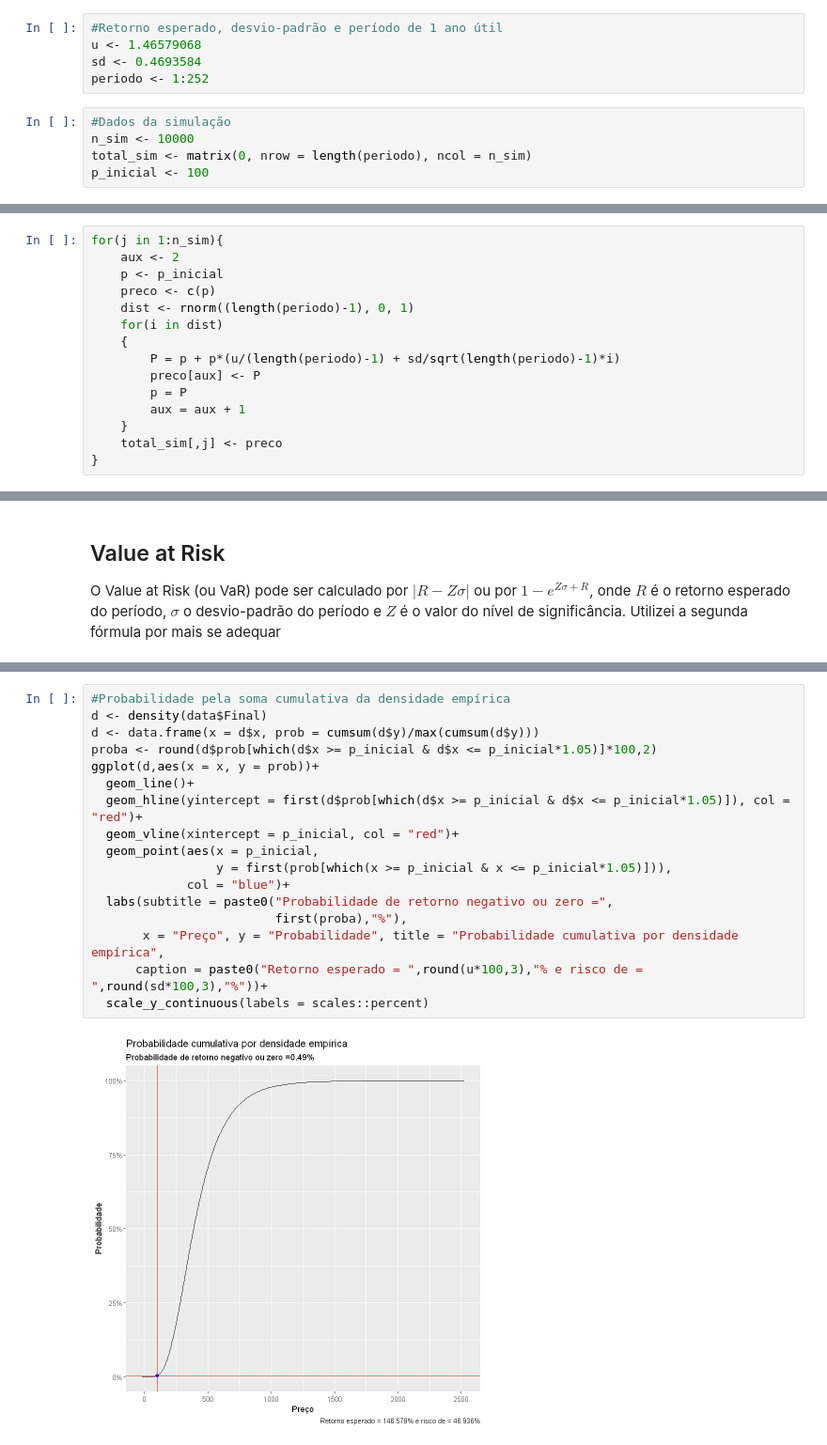
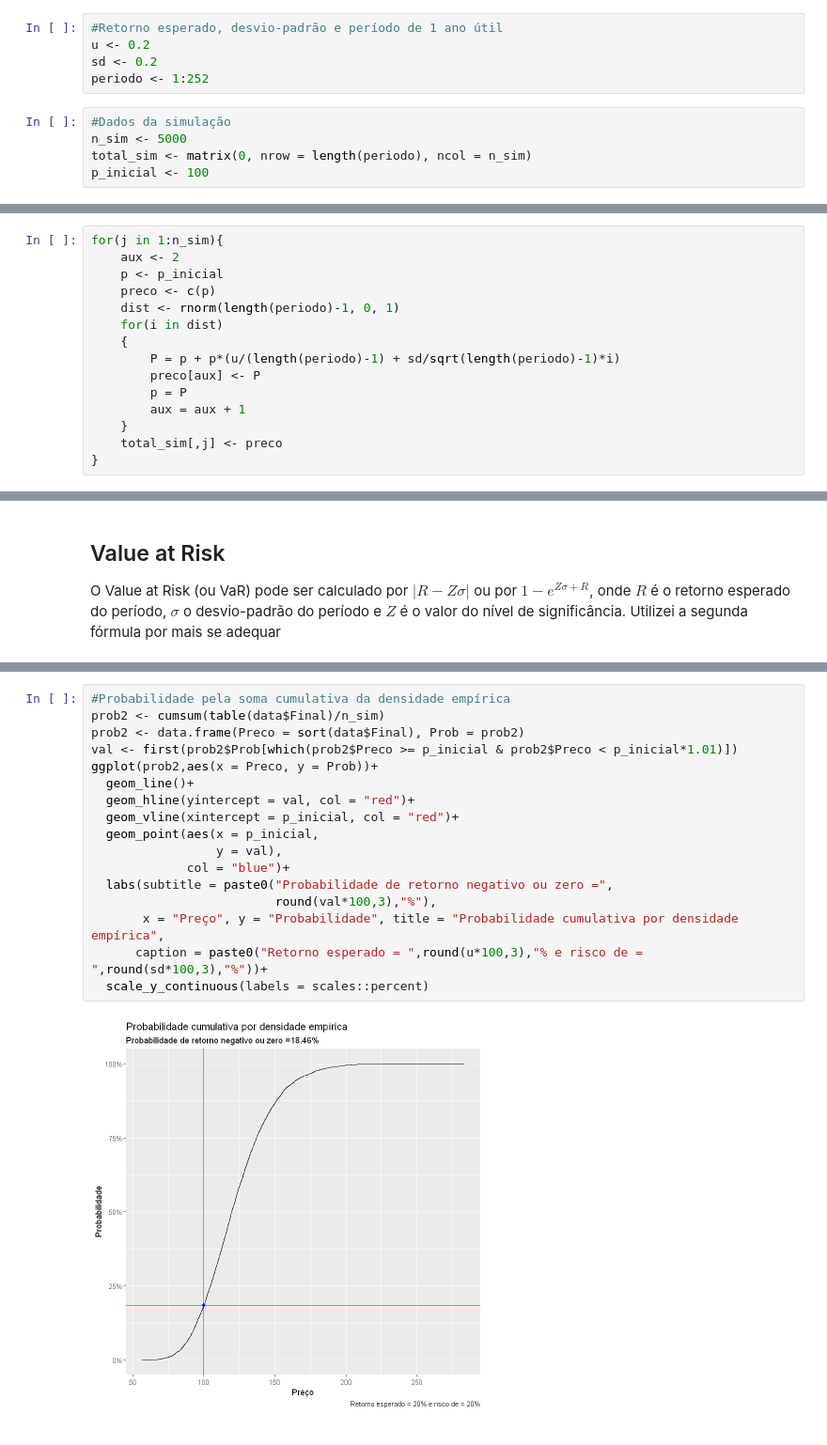
Before and after one commit to GabrielMarquezMatte/Meus-Arquivos, a Jupyter notebook: Ações e opções/Simulação Monte Carlo.ipynb, the cells around one changed output, grey strips where cells are left out. Shown at 94% size. Drawn from its saved outputs; the diff is of its cells as text.

```diff
--- a/Ações e opções/Simulação Monte Carlo.ipynb
+++ b/Ações e opções/Simulação Monte Carlo.ipynb
@@ -42,11 +30,11 @@ The following objects are masked from 'package:base':
 # %%
 #Retorno esperado, desvio-padrão e período de 1 ano útil
-u <- 1.46579068
-sd <- 0.4693584
+u <- 0.2
+sd <- 0.2
 periodo <- 1:252
 # %%
 #Dados da simulação
-n_sim <- 10000
+n_sim <- 5000
 total_sim <- matrix(0, nrow = length(periodo), ncol = n_sim)
 p_inicial <- 100
 # %% [markdown]
@@ -59,7 +47,7 @@ for(j in 1:n_sim){
     aux <- 2
     p <- p_inicial
     preco <- c(p)
-    dist <- rnorm((length(periodo)-1), 0, 1)
+    dist <- rnorm(length(periodo)-1, 0, 1)
     for(i in dist)
     {
         P = p + p*(u/(length(periodo)-1) + sd/sqrt(length(periodo)-1)*i)
@@ -237,19 +226,19 @@ ggplot(prob1, aes(x = Preços, y = Probabilidade))+
 # %%
 #Probabilidade pela soma cumulativa da densidade empírica
-d <- density(data$Final)
-d <- data.frame(x = d$x, prob = cumsum(d$y)/max(cumsum(d$y)))
-proba <- round(d$prob[which(d$x >= p_inicial & d$x <= p_inicial*1.05)]*100,2)
-ggplot(d,aes(x = x, y = prob))+
+prob2 <- cumsum(table(data$Final)/n_sim)
+prob2 <- data.frame(Preco = sort(data$Final), Prob = prob2)
+val <- first(prob2$Prob[which(prob2$Preco >= p_inicial & prob2$Preco < p_inicial*1.01)])
+ggplot(prob2,aes(x = Preco, y = Prob))+
   geom_line()+
-  geom_hline(yintercept = first(d$prob[which(d$x >= p_inicial & d$x <= p_inicial*1.05)]), col = "red")+
+  geom_hline(yintercept = val, col = "red")+
   geom_vline(xintercept = p_inicial, col = "red")+
   geom_point(aes(x = p_inicial,
-                 y = first(prob[which(x >= p_inicial & x <= p_inicial*1.05)])),
+                 y = val),
              col = "blue")+
   labs(subtitle = paste0("Probabilidade de retorno negativo ou zero =",
-                         first(proba),"%"),
+                         round(val*100,3),"%"),
        x = "Preço", y = "Probabilidade", title = "Probabilidade cumulativa por densidade empírica",
       caption = paste0("Retorno esperado = ",round(u*100,3),"% e risco de = ",round(sd*100,3),"%"))+
   scale_y_continuous(labels = scales::percent)
 # %% [output]
-[figure, old version]
+[figure, new version]
```
Also changed, not shown: parts of 14 cells of this notebook, 4 other files.
